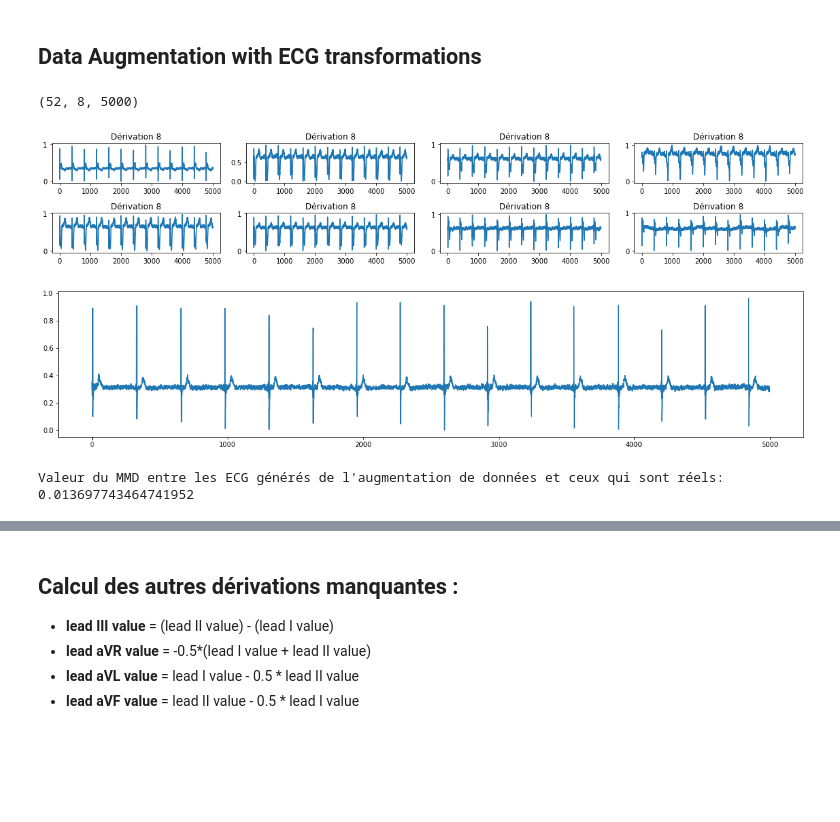
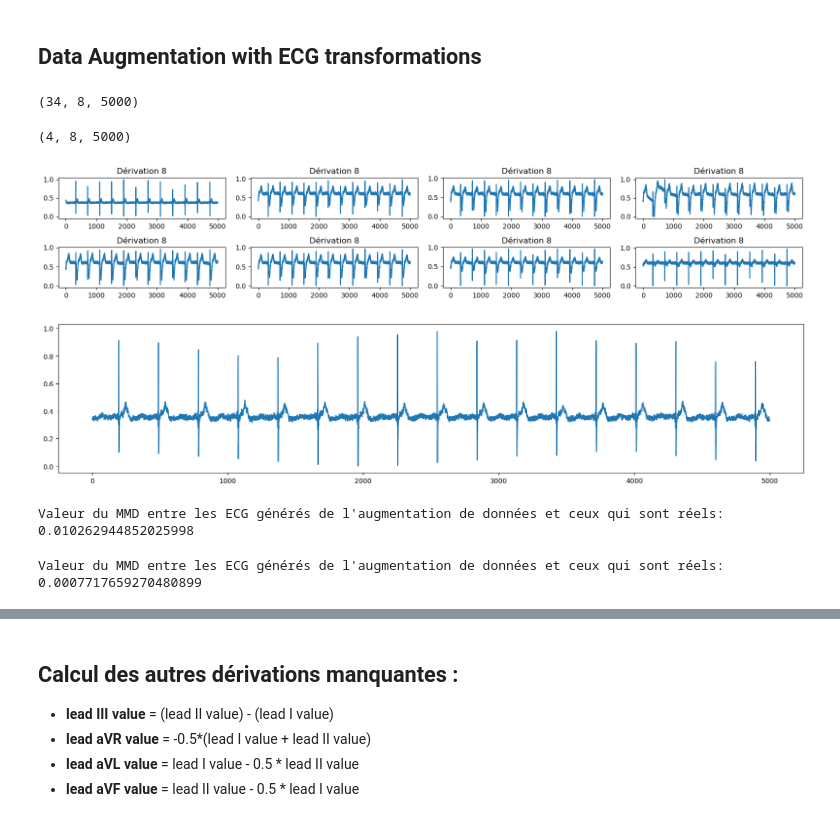
Before and after one commit to CharlemagneBrain/AF_Prediction_Pipelines, a Jupyter notebook: DataGeneration.ipynb, the cells around one changed output, grey strips where cells are left out. Drawn from its saved outputs; the diff is of its cells as text; code cells hidden in the pictures; blank space fills up the shorter version.

```diff
--- a/DataGeneration.ipynb
+++ b/DataGeneration.ipynb
@@ -193,0 +211,16 @@ fake_norm = normalize_ecg_data(out_cond)
+# %%
+ecg_fake_nofa_norm = normalize_ecg_data(out_ecg_fake_nofa_cond)
+ecg_fake_fa_norm = normalize_ecg_data(out_ecg_fake_fa_cond)
+# %%
+## FAKE NOFA
+fig, axes = plt.subplots(2, 4, figsize=(16, 3))
+for i in range(2):
+    for j in range(4):
+        derivation = i * 4 + j
+        ecg_fake_sample_nofa = ecg_fake_nofa_norm [0, derivation, :]
+
+        axes[i, j].plot(ecg_fake_sample_nofa)
+        axes[i, j].set_title(f"Dérivation {derivation + 1}")
+
+plt.tight_layout()
+plt.show()
@@ -193,0 +229,17 @@ fake_norm = normalize_ecg_data(out_cond)
+# %%
+## FAKE FA
+# Parcours des dérivations et affichage sur la grille
+# Création de la grille de sous-graphiques
+
+fig, axes = plt.subplots(2, 4, figsize=(16, 3))
+for i in range(2):
+    for j in range(4):
+        d = i * 4 + j  # Numéro de la dérivation
+        ecg_fake_sample_fa = ecg_fake_fa_norm [0, d, :]  # Premier ECG de la dérivation spécifique
+
+        axes[i, j].plot(ecg_fake_sample_fa)
+        axes[i, j].set_title(f"Dérivation {derivation + 1}")
+
+# Réglages d'affichage des sous-graphiques
+plt.tight_layout()
+plt.show()
@@ -271,17 +428,24 @@ def data_augmentation(data):
     # Convert the list of augmented samples to a numpy array and return it
     augmented_data = np.array(augmented_data)
     return augmented_data
-# %%
-data_augmented = data_augmentation(pkt_ecg)
-print(data_augmented.shape)
-# %% [output]
-(52, 8, 5000)
+# %%
+### NOFA
+data_augmented_nofa = data_augmentation(ecg_real_nofa_t)
+print(data_augmented_nofa.shape)
+# %% [output]
+(34, 8, 5000)
+# %%
+###FA
+data_augmented_fa = data_augmentation(ecg_real_fa_t)
+print(data_augmented_fa.shape)
+# %% [output]
+(4, 8, 5000)
 # %%
 fig, axes = plt.subplots(2, 4, figsize=(16, 3))
 for i in range(2):
     for j in range(4):
         d = i * 4 + j  # Numéro de la dérivation
-        ecg_real = data_augmented[5, d, :]  # Premier ECG de la dérivation spécifique
+        ecg_real = data_augmented_nofa[5, d, :]  # Premier ECG de la dérivation spécifique
 
         axes[i, j].plot(ecg_real)
         axes[i, j].set_title(f"Dérivation {derivation + 1}")
@@ -290,18 +454,25 @@ for i in range(2):
 plt.tight_layout()
 plt.show()
 # %% [output]
-[figure, old version]
+[figure, new version]
 # %%
-augmented_sample = data_augmented[1, 0, :]
+augmented_sample = data_augmented_fa[1, 0, :]
 fig, ax = plt.subplots(figsize=(20, 4))
 
 ax.plot(augmented_sample);
 # %% [output]
-[figure, old version]
+[figure, new version]
 # %%
 #K_augmented = kernel_matrix(data_augmented)
-
-mmd_value_aug = mmd(pkt_ecg, data_augmented)
-print("Valeur du MMD entre les ECG générés de l'augmentation de données et ceux qui sont réels:", mmd_value_aug)
+## NOFA
+mmd_value_aug_nofa = mmd(ecg_real_nofa_t, data_augmented_nofa, samples=34)
+print("Valeur du MMD entre les ECG générés de l'augmentation de données et ceux qui sont réels:", mmd_value_aug_nofa)
 # %% [output]
-Valeur du MMD entre les ECG générés de l'augmentation de données et ceux qui sont réels: 0.013697743464741952
+Valeur du MMD entre les ECG générés de l'augmentation de données et ceux qui sont réels: 0.010262944852025998
+# %%
+#K_augmented = kernel_matrix(data_augmented)
+## FA
+mmd_value_aug_fa = mmd(ecg_real_fa_t, data_augmented_fa, samples=4)
+print("Valeur du MMD entre les ECG générés de l'augmentation de données et ceux qui sont réels:", mmd_value_aug_fa)
+# %% [output]
+Valeur du MMD entre les ECG générés de l'augmentation de données et ceux qui sont réels: 0.0007717659270480899
```
Also changed, not shown: parts of 88 cells of this notebook.
